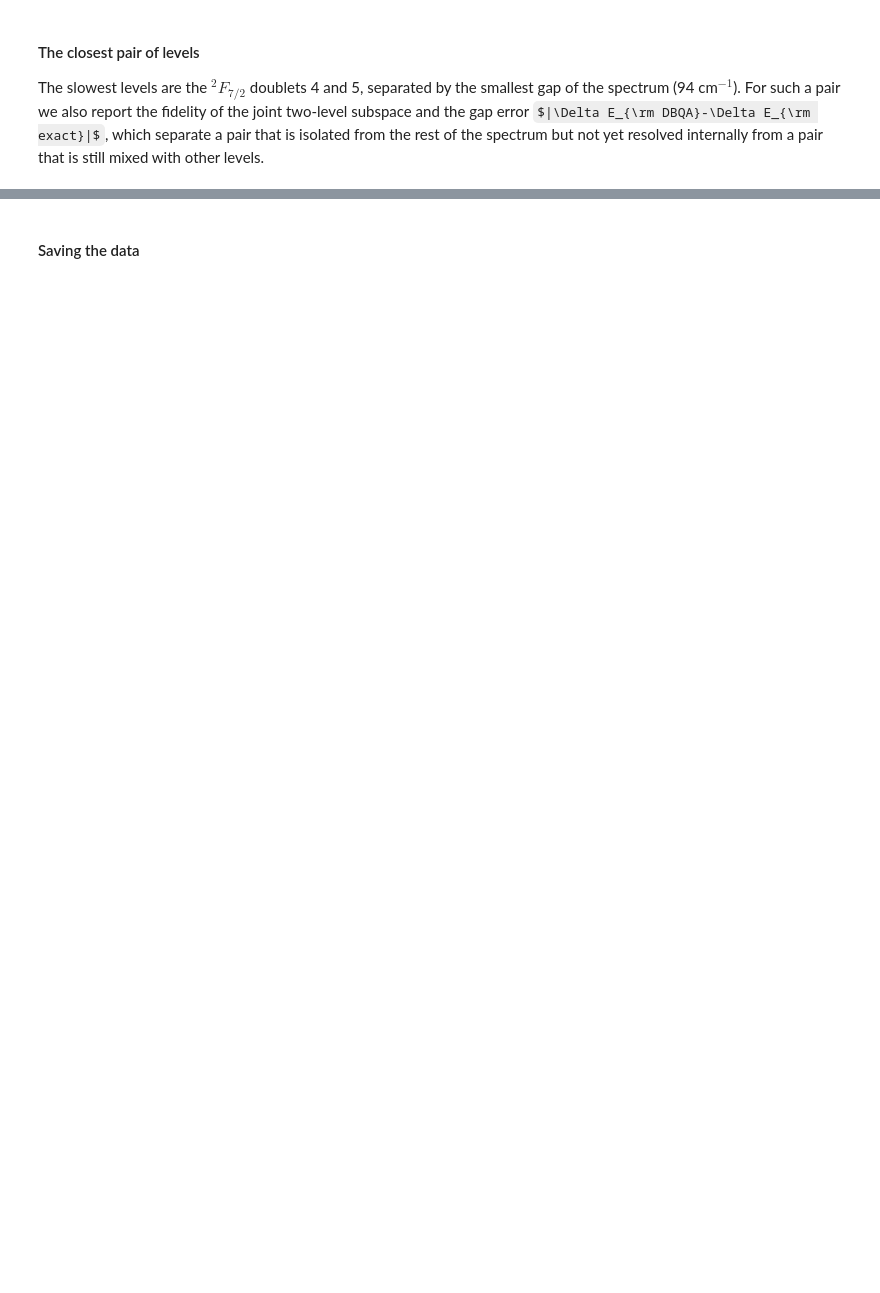
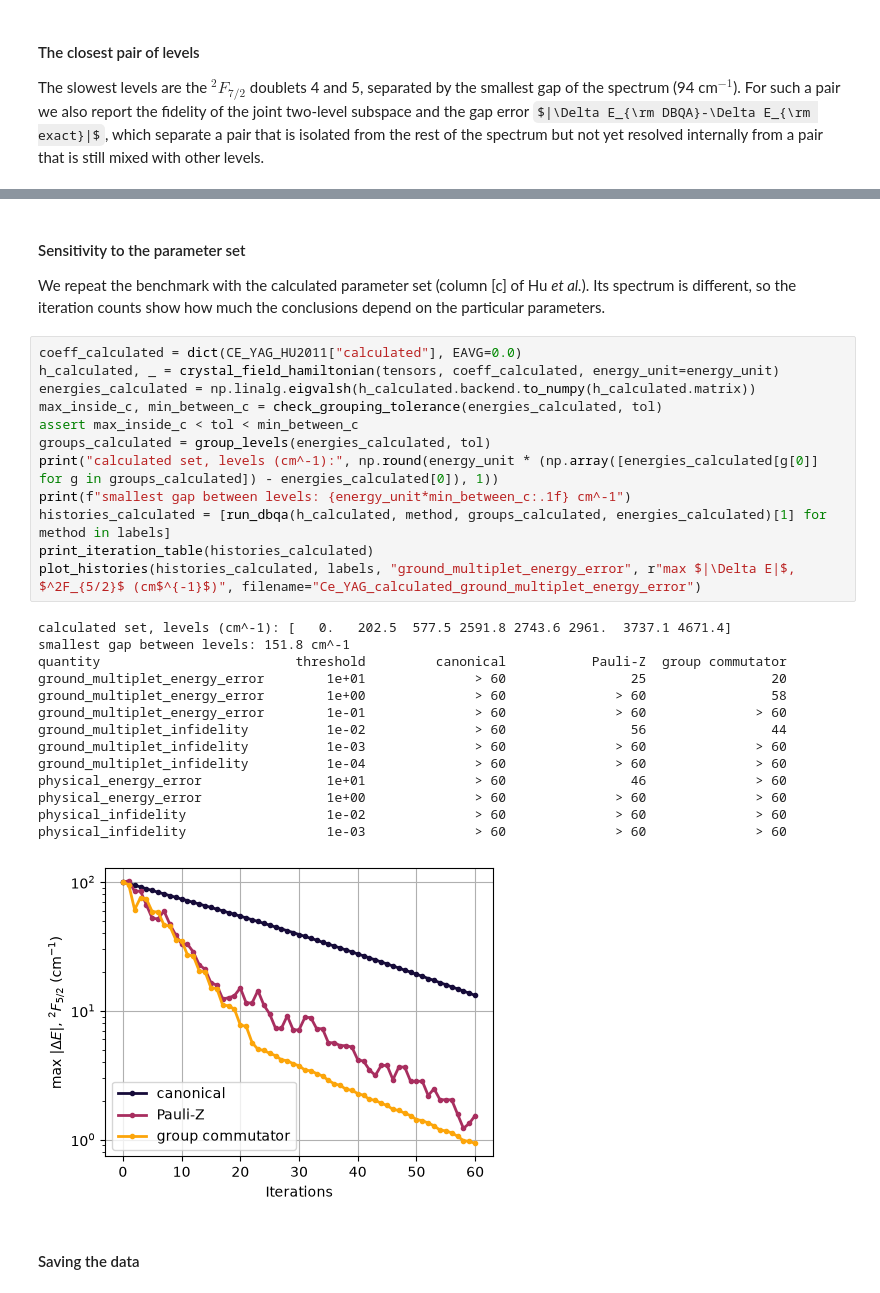
Before and after one commit to Nox-eturnus/dbqa-models, a Jupyter notebook: examples/Crystal_field_PyCF/Example_2_DBQA_Ce_YAG.ipynb, the cells around one changed output, grey strips where cells are left out. Drawn from its saved outputs; the diff is of its cells as text; some formulas as TeX source; blank space fills up the shorter version.

```diff
--- a/examples/Crystal_field_PyCF/Example_2_DBQA_Ce_YAG.ipynb
+++ b/examples/Crystal_field_PyCF/Example_2_DBQA_Ce_YAG.ipynb
@@ -263,6 +316,37 @@ for dbi, label in zip([dbi_canonical, dbi_pauli, dbi_group_commutator], labels):
 [figure]
 [figure]
 [figure]
+# %% [markdown]
+#### Sensitivity to the parameter set
+
+We repeat the benchmark with the calculated parameter set (column [c] of Hu *et al.*). Its spectrum is different, so the iteration counts show how much the conclusions depend on the particular parameters.
+# %%
+coeff_calculated = dict(CE_YAG_HU2011["calculated"], EAVG=0.0)
+h_calculated, _ = crystal_field_hamiltonian(tensors, coeff_calculated, energy_unit=energy_unit)
+energies_calculated = np.linalg.eigvalsh(h_calculated.backend.to_numpy(h_calculated.matrix))
+max_inside_c, min_between_c = check_grouping_tolerance(energies_calculated, tol)
+assert max_inside_c < tol < min_between_c
+groups_calculated = group_levels(energies_calculated, tol)
+print("calculated set, levels (cm^-1):", np.round(energy_unit * (np.array([energies_calculated[g[0]] for g in groups_calculated]) - energies_calculated[0]), 1))
+print(f"smallest gap between levels: {energy_unit*min_between_c:.1f} cm^-1")
+histories_calculated = [run_dbqa(h_calculated, method, groups_calculated, energies_calculated)[1] for method in labels]
+print_iteration_table(histories_calculated)
+plot_histories(histories_calculated, labels, "ground_multiplet_energy_error", r"max $|\Delta E|$, $^2F_{5/2}$ (cm$^{-1}$)", filename="Ce_YAG_calculated_ground_multiplet_energy_error")
+# %% [output]
+calculated set, levels (cm^-1): [   0.   202.5  577.5 2591.8 2743.6 2961.  3737.1 4671.4]
+smallest gap between levels: 151.8 cm^-1
+quantity                         threshold         canonical           Pauli-Z  group commutator
+ground_multiplet_energy_error        1e+01              > 60                25                20
+ground_multiplet_energy_error        1e+00              > 60              > 60                58
+ground_multiplet_energy_error        1e-01              > 60              > 60              > 60
+ground_multiplet_infidelity          1e-02              > 60                56                44
+ground_multiplet_infidelity          1e-03              > 60              > 60              > 60
+ground_multiplet_infidelity          1e-04              > 60              > 60              > 60
+physical_energy_error                1e+01              > 60                46              > 60
+physical_energy_error                1e+00              > 60              > 60              > 60
+physical_infidelity                  1e-02              > 60              > 60              > 60
+physical_infidelity                  1e-03              > 60              > 60              > 60
+[figure, added]
 # %% [markdown]
 #### Saving the data
 # %%
```
Also changed, not shown: parts of 24 cells of this notebook, 17 other files.
